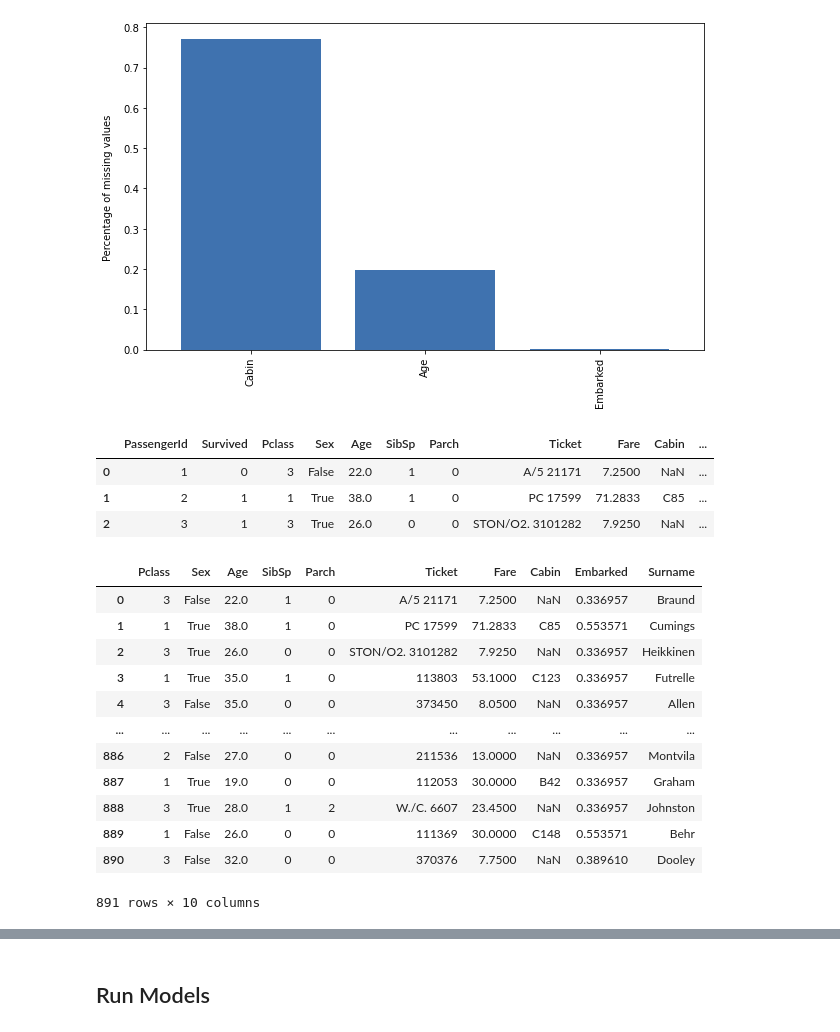
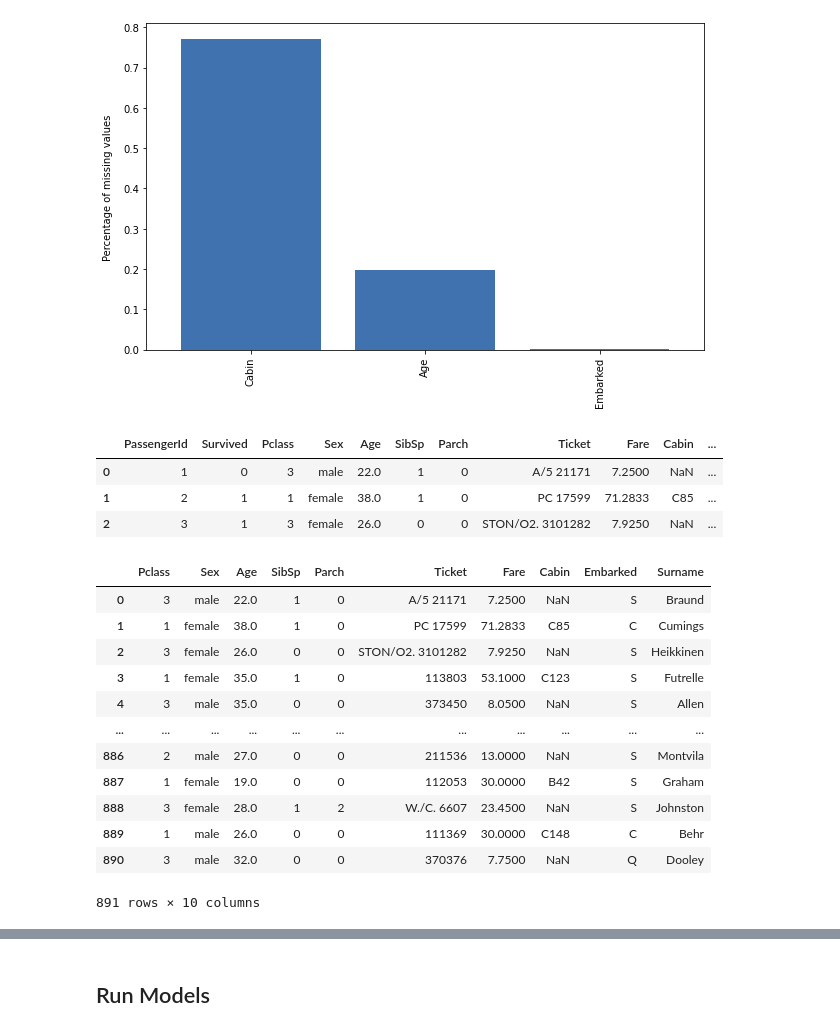
Before and after one commit to Yucheng-Zhu/Titanic_MachineLearningfromDisaster, a Jupyter notebook: Titanic (MLP).ipynb, the cells around one changed output, grey strips where cells are left out. Drawn from its saved outputs; the diff is of its cells as text; code cells hidden in the pictures.

```diff
--- a/Titanic (MLP).ipynb
+++ b/Titanic (MLP).ipynb
@@ -49,0 +1,26 @@ df_train_preparsed.head(5)
+# %%
+# -- Variables
+RANDOM_STATE = 42
+
+# -- Import libraries
+import pandas as pd, numpy as np
+import matplotlib.pyplot as plt, seaborn as sns
+
+# -- Import codes from folders
+import os
+cwd = os.getcwd()
+%run "{cwd}\utils\plots.py"
+%run "{cwd}\utils\data_cleansing.py"
+
+# -- Load data
+df_train_raw = pd.read_csv('data/train.csv', sep = ',')
+df_test_raw = pd.read_csv('data/test.csv', sep = ',')
+
+# -- Column used for counting
+df_train_withCount = df_train_raw.copy(deep=True)
+df_test_withCount = df_test_raw.copy(deep=True)
+
+df_train_withCount['Count'] = True; df_train_withCount['Count'].astype('bool')
+df_test_withCount['Count'] = True; df_test_withCount['Count'].astype('bool')
+
+df_train_withCount.head(5)
@@ -149,9 +155,9 @@ for feature_name, gap in [
 ## Feature engineering
 # %%
 # -- Replace NaN
-PlotNaNs( df_train )
-df_train_numericized = ReplaceNaNs(df_train_numericized)
-df_test_numericized = ReplaceNaNs(df_test_numericized)
+PlotNaNs( df_train_withCount )
+df_train_nanFilled = ReplaceNaNs(df_train_withCount)
+df_test_nanFilled = ReplaceNaNs(df_test_withCount)
 # %% [output]
 [figure]
 # %%
@@ -162,34 +168,37 @@ def DropFirstName(df_train_numericized):
     df_train_surnameOnly['Surname'] = Names[0]
     df_train_surnameOnly = df_train_surnameOnly.drop('Name', axis=1)
     return df_train_surnameOnly
-df_train_surnameOnly = DropFirstName(df_train_numericized)
-df_test_surnameOnly = DropFirstName(df_test_numericized)
+df_train_surnameOnly = DropFirstName(df_train_nanFilled)
+df_test_surnameOnly = DropFirstName(df_test_nanFilled)
 df_train_surnameOnly.head(3)
 # %% [output]
 |  | PassengerId | Survived | Pclass | Sex | Age | SibSp | Parch | Ticket | Fare | Cabin | ... |
-| 0 | 1 | 0 | 3 | False | 22.0 | 1 | 0 | A/5 21171 | 7.2500 | NaN | ... |
-| 1 | 2 | 1 | 1 | True | 38.0 | 1 | 0 | PC 17599 | 71.2833 | C85 | ... |
-| 2 | 3 | 1 | 3 | True | 26.0 | 0 | 0 | STON/O2. 3101282 | 7.9250 | NaN | ... |
+| 0 | 1 | 0 | 3 | male | 22.0 | 1 | 0 | A/5 21171 | 7.2500 | NaN | ... |
+| 1 | 2 | 1 | 1 | female | 38.0 | 1 | 0 | PC 17599 | 71.2833 | C85 | ... |
+| 2 | 3 | 1 | 3 | female | 26.0 | 0 | 0 | STON/O2. 3101282 | 7.9250 | NaN | ... |
 # %%
 # -- Separate independent variables and dependent variables
-X_train_clean = df_train_surnameOnly.drop(['PassengerId', 'Survived', 'Count'], axis=1)
+FeaturesToDrop = ['PassengerId', 'Count']
+
+X_train_clean = df_train_surnameOnly.drop([*FeaturesToDrop, 'Survived'], axis=1)
 y_train_clean = df_train_surnameOnly['Survived']
-X_test_clean = df_test_surnameOnly.drop(['PassengerId', 'Count'], axis=1)
+
+X_test_clean = df_test_surnameOnly.drop(FeaturesToDrop, axis=1)
 assert all(X_train_clean.columns == X_test_clean.columns)
 X_train_clean
 # %% [output]
 |  | Pclass | Sex | Age | SibSp | Parch | Ticket | Fare | Cabin | Embarked | Surname |
-| 0 | 3 | False | 22.0 | 1 | 0 | A/5 21171 | 7.2500 | NaN | 0.336957 | Braund |
-| 1 | 1 | True | 38.0 | 1 | 0 | PC 17599 | 71.2833 | C85 | 0.553571 | Cumings |
-| 2 | 3 | True | 26.0 | 0 | 0 | STON/O2. 3101282 | 7.9250 | NaN | 0.336957 | Heikkinen |
-| 3 | 1 | True | 35.0 | 1 | 0 | 113803 | 53.1000 | C123 | 0.336957 | Futrelle |
-| 4 | 3 | False | 35.0 | 0 | 0 | 373450 | 8.0500 | NaN | 0.336957 | Allen |
+| 0 | 3 | male | 22.0 | 1 | 0 | A/5 21171 | 7.2500 | NaN | S | Braund |
+| 1 | 1 | female | 38.0 | 1 | 0 | PC 17599 | 71.2833 | C85 | C | Cumings |
+| 2 | 3 | female | 26.0 | 0 | 0 | STON/O2. 3101282 | 7.9250 | NaN | S | Heikkinen |
+| 3 | 1 | female | 35.0 | 1 | 0 | 113803 | 53.1000 | C123 | S | Futrelle |
+| 4 | 3 | male | 35.0 | 0 | 0 | 373450 | 8.0500 | NaN | S | Allen |
 | ... | ... | ... | ... | ... | ... | ... | ... | ... | ... | ... |
-| 886 | 2 | False | 27.0 | 0 | 0 | 211536 | 13.0000 | NaN | 0.336957 | Montvila |
-| 887 | 1 | True | 19.0 | 0 | 0 | 112053 | 30.0000 | B42 | 0.336957 | Graham |
-| 888 | 3 | True | 28.0 | 1 | 2 | W./C. 6607 | 23.4500 | NaN | 0.336957 | Johnston |
-| 889 | 1 | False | 26.0 | 0 | 0 | 111369 | 30.0000 | C148 | 0.553571 | Behr |
-| 890 | 3 | False | 32.0 | 0 | 0 | 370376 | 7.7500 | NaN | 0.389610 | Dooley |
+| 886 | 2 | male | 27.0 | 0 | 0 | 211536 | 13.0000 | NaN | S | Montvila |
+| 887 | 1 | female | 19.0 | 0 | 0 | 112053 | 30.0000 | B42 | S | Graham |
+| 888 | 3 | female | 28.0 | 1 | 2 | W./C. 6607 | 23.4500 | NaN | S | Johnston |
+| 889 | 1 | male | 26.0 | 0 | 0 | 111369 | 30.0000 | C148 | C | Behr |
+| 890 | 3 | male | 32.0 | 0 | 0 | 370376 | 7.7500 | NaN | Q | Dooley |
 891 rows × 10 columns
 # %%
 # -- Split train validation data
```
Also changed, not shown: parts of 27 cells of this notebook, 5 other files.
